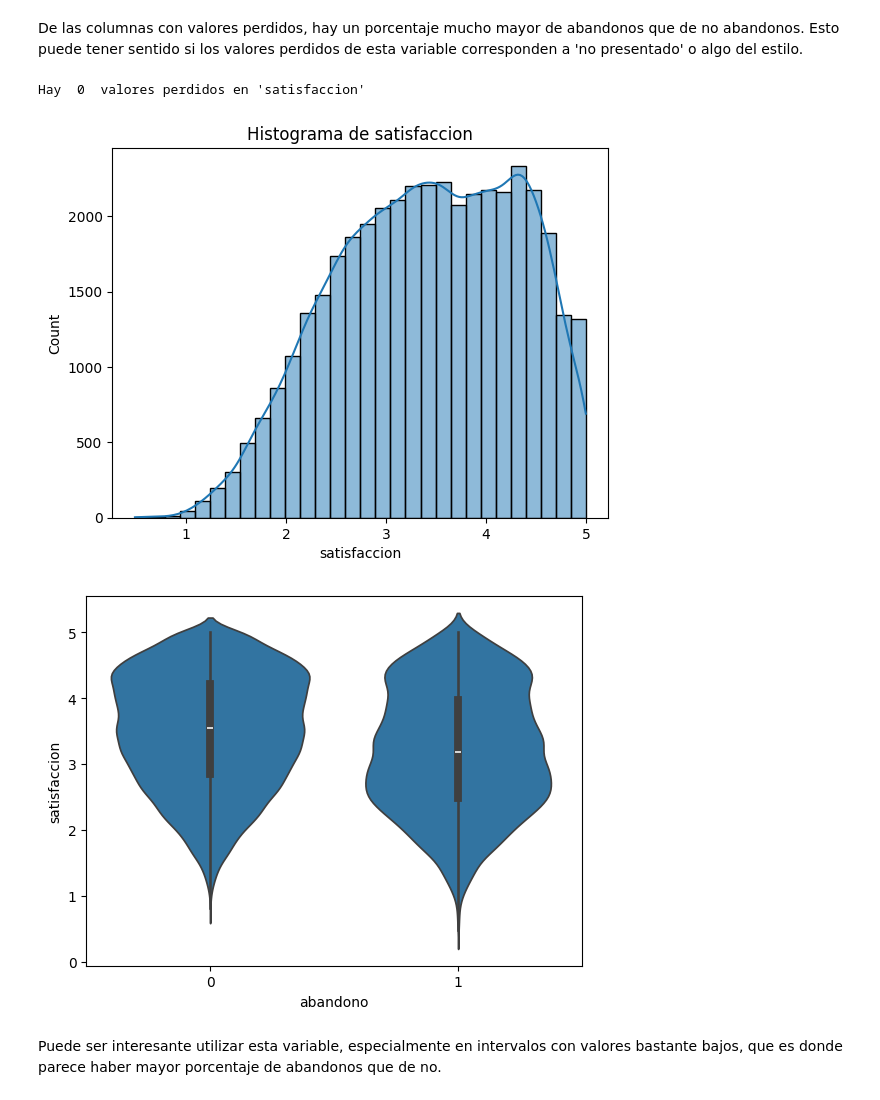
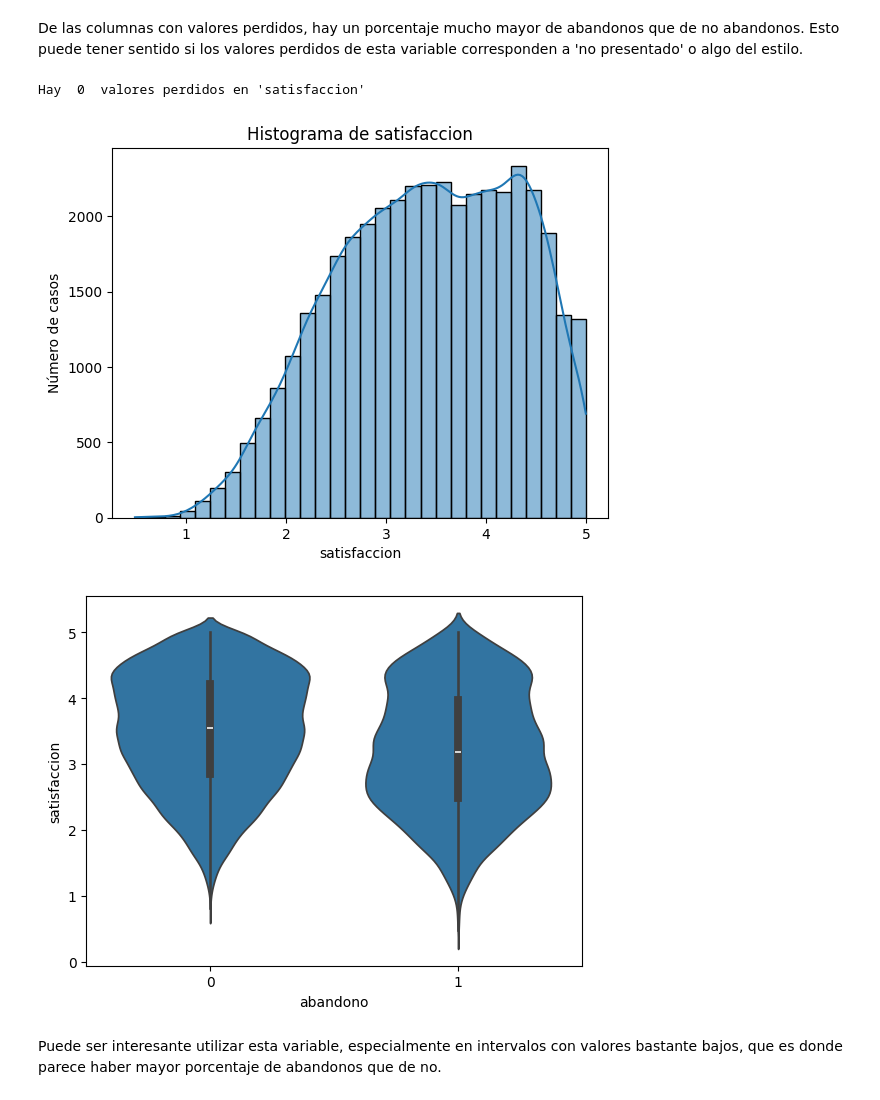
Before and after one commit to Marcos-Wth/Practica_1_Mineria_de_Datos, a Jupyter notebook: Práctica 1 - Análisis, procesamiento y validación .ipynb, the cells around one changed output. Saved outputs shown, nothing was run; the diff lists cells and outputs as text; code cells hidden in the pictures.

```diff
--- a/Práctica 1 - Análisis, procesamiento y validación .ipynb
+++ b/Práctica 1 - Análisis, procesamiento y validación .ipynb
@@ -303,18 +340,19 @@ De las columnas con valores perdidos, hay un porcentaje mucho mayor de abandonos
 # %%
 # Variable satisfacción
 perdidos = df_train['satisfaccion'].isna().sum()
 print("Hay ",perdidos, " valores perdidos en 'satisfaccion'")
 
 sns.histplot(df_train['satisfaccion'], bins=30, kde=True)
 plt.title('Histograma de satisfaccion')
 plt.xlabel('satisfaccion')
+plt.ylabel('Número de casos')
 plt.show()
 
 sns.violinplot(x='abandono', y='satisfaccion', data=df_train)
 plt.show()
 # %% [output]
 Hay  0  valores perdidos en 'satisfaccion'
-[figure, old version]
+[figure, new version]
 [figure]
 # %% [markdown]
 Puede ser interesante utilizar esta variable, especialmente en intervalos con valores bastante bajos, que es donde parece haber mayor porcentaje de abandonos que de no.
```
Also changed, not shown: parts of 14 cells of this notebook, 1 other file.
